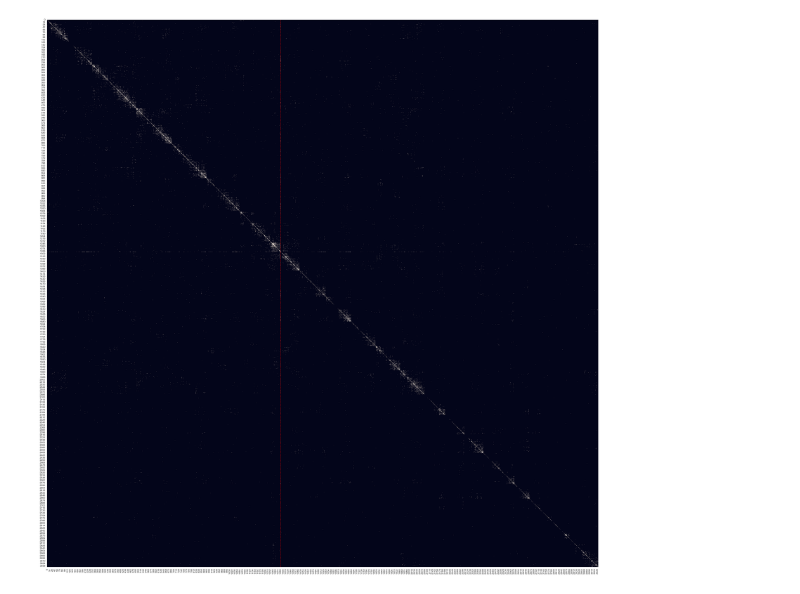
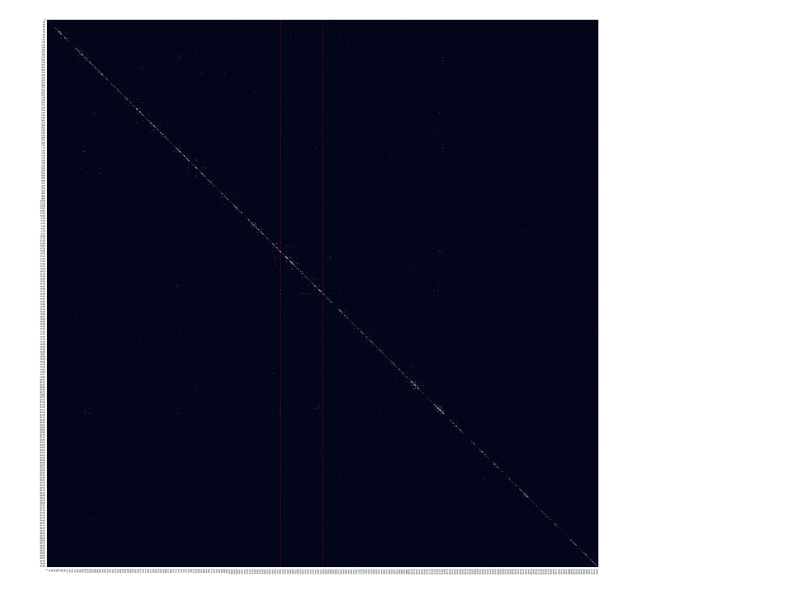
Before and after one commit to Enterprise-D/ecDNAalternative, a Jupyter notebook: matrix_plot.ipynb, the cells around one changed output. Saved outputs shown, nothing was run; the diff lists cells and outputs as text; code cells hidden in the pictures.

```diff
--- a/matrix_plot.ipynb
+++ b/matrix_plot.ipynb
@@ -6,8 +6,8 @@ import seaborn as sns
 import matplotlib.pyplot as plt
 # %%
 index = pd.read_csv("index.csv",header=0)
-#dir = "LC499/LC499_TTATGTCAGAGGAACA"
-dir = "LC499/LC499_AACGGGAGTCCCGAGT"
+dir = "LC499/LC499_TTATGTCAGAGGAACA"
+#dir = "LC499/LC499_AACGGGAGTCCCGAGT"
 contact_mat = pd.read_csv("data/" + dir + "/matrix.mtx",sep="\t",header=0)
 contact_mat = contact_mat[(contact_mat["chrom1"] != "chrY") & (contact_mat["chrom2"] != "chrY")]
 contact_mat = pd.concat([contact_mat["chrom1"] + "_" + contact_mat["start1"].astype(str),contact_mat["chrom2"] + "_" + contact_mat["start2"].astype(str), contact_mat["count"]],axis=1)
@@ -21,9 +21,13 @@ contact_mat = contact_mat.todense()
 # %%
 plt.figure(figsize=(40, 40))
 plot = sns.heatmap(contact_mat>0,cbar=False)
 
 coord = np.where(index["loc"] == "chr7_55000000")[0][0]
 plot.axvline(x=coord, color='red', linestyle='--', linewidth=1)
+
+coord = np.where(index["loc"] == "chr8_128000000")[0][0]
+plot.axvline(x=coord, color='red', linestyle='--', linewidth=1)
+
 plt.show()
 # %% [output]
-[figure, old version]
+[figure, new version]
```
Also changed, not shown: 2 other files.
